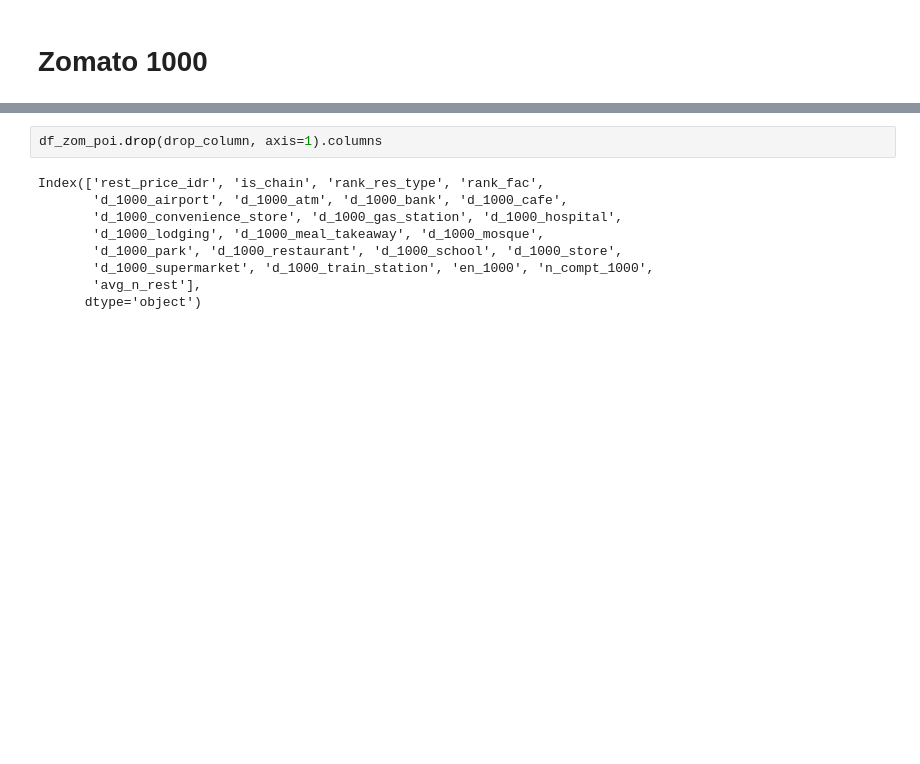
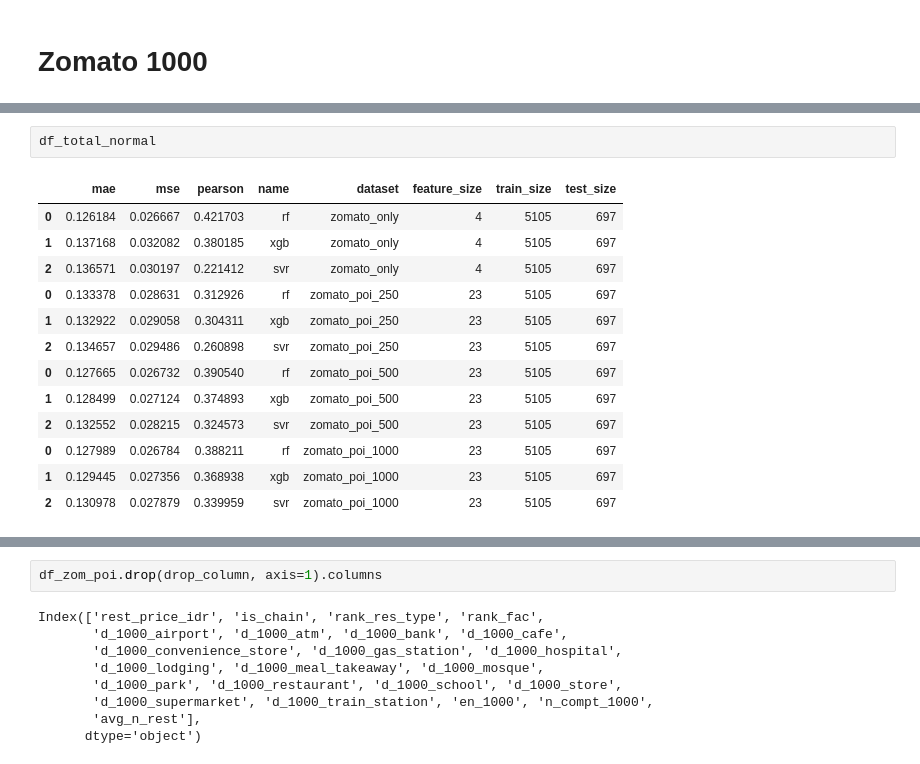
Before and after one commit to adamaulia/AdamThesis, a Jupyter notebook: 4_model_loop.ipynb, the cells around one changed output, grey strips where cells are left out. Cells and saved outputs as stored; diff of their text form; blank space fills up the shorter version.

```diff
--- a/4_model_loop.ipynb
+++ b/4_model_loop.ipynb
@@ -256,3 +322,19 @@ df_total_result = pd.concat([result_zomato,result_zomato_250, result_zomato_500,
+# %%
+df_total_normal
+# %% [output]
+|  | mae | mse | pearson | name | dataset | feature_size | train_size | test_size |
+| 0 | 0.126184 | 0.026667 | 0.421703 | rf | zomato_only | 4 | 5105 | 697 |
+| 1 | 0.137168 | 0.032082 | 0.380185 | xgb | zomato_only | 4 | 5105 | 697 |
+| 2 | 0.136571 | 0.030197 | 0.221412 | svr | zomato_only | 4 | 5105 | 697 |
+| 0 | 0.133378 | 0.028631 | 0.312926 | rf | zomato_poi_250 | 23 | 5105 | 697 |
+| 1 | 0.132922 | 0.029058 | 0.304311 | xgb | zomato_poi_250 | 23 | 5105 | 697 |
+| 2 | 0.134657 | 0.029486 | 0.260898 | svr | zomato_poi_250 | 23 | 5105 | 697 |
+| 0 | 0.127665 | 0.026732 | 0.390540 | rf | zomato_poi_500 | 23 | 5105 | 697 |
+| 1 | 0.128499 | 0.027124 | 0.374893 | xgb | zomato_poi_500 | 23 | 5105 | 697 |
+| 2 | 0.132552 | 0.028215 | 0.324573 | svr | zomato_poi_500 | 23 | 5105 | 697 |
+| 0 | 0.127989 | 0.026784 | 0.388211 | rf | zomato_poi_1000 | 23 | 5105 | 697 |
+| 1 | 0.129445 | 0.027356 | 0.368938 | xgb | zomato_poi_1000 | 23 | 5105 | 697 |
+| 2 | 0.130978 | 0.027879 | 0.339959 | svr | zomato_poi_1000 | 23 | 5105 | 697 |
 # %%
 today = date.today()
 print("Today's date:", today)
```
Also changed, not shown: parts of 13 cells of this notebook, 4 other files.
